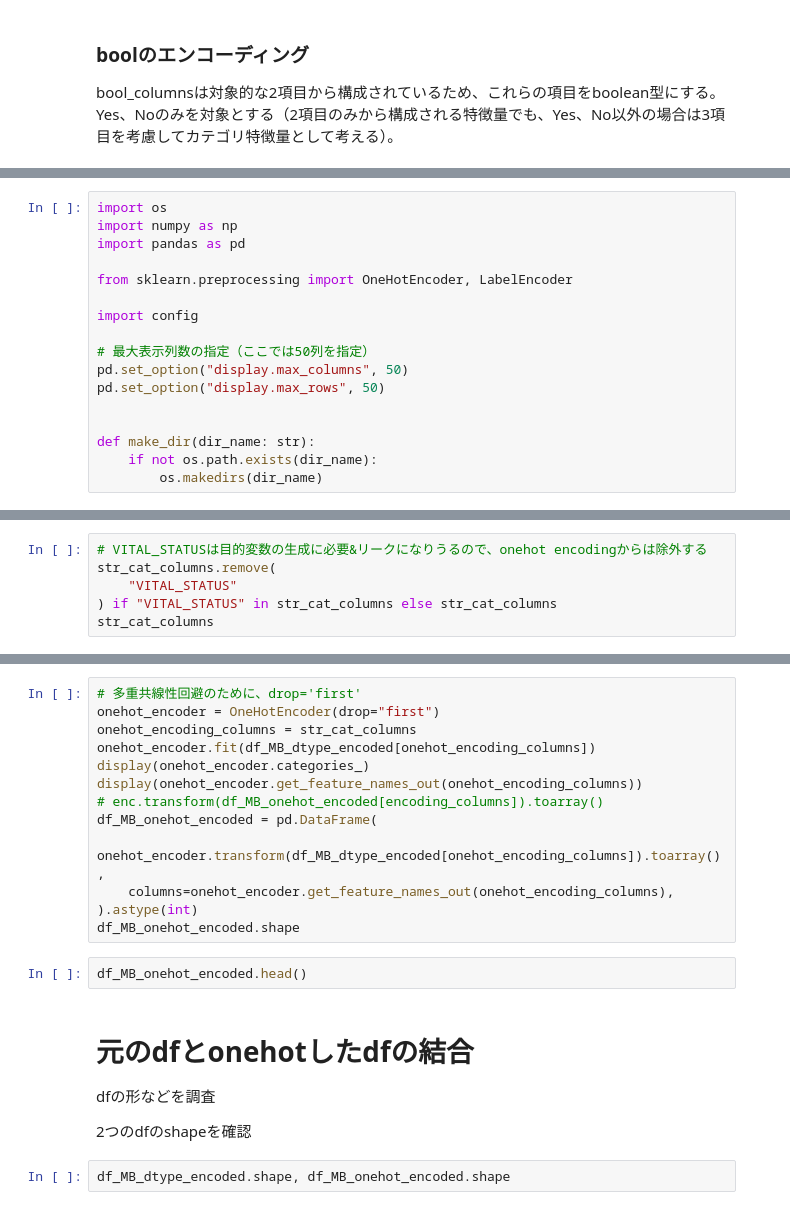
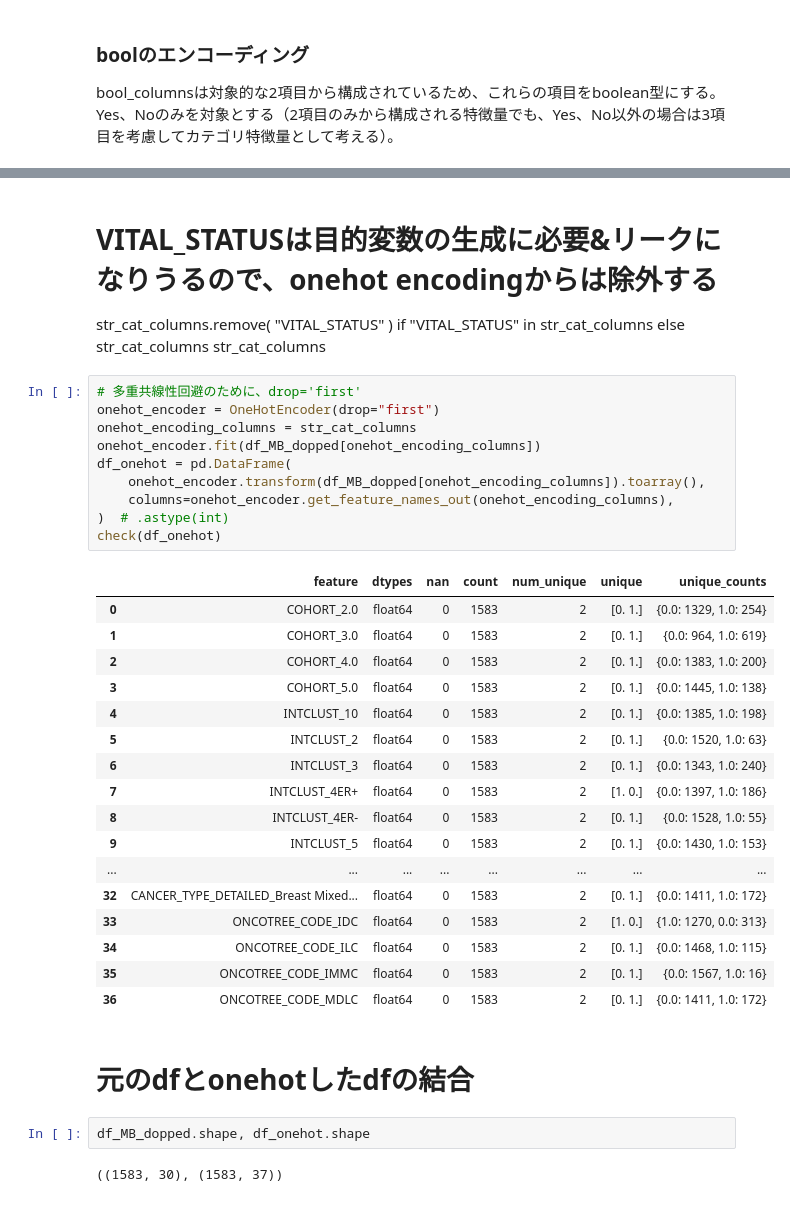
Before and after one commit to mono-clone/breast_cancer_analytics, a Jupyter notebook: notebooks/2.0-preprocess_5years_suvival.ipynb, the cells around one changed output, grey strips where cells are left out. Cells and saved outputs as stored; diff of their text form.

```diff
--- a/notebooks/2.0-preprocess_5years_suvival.ipynb
+++ b/notebooks/2.0-preprocess_5years_suvival.ipynb
@@ -600,19 +696,2 @@ df_MB_dtype_encoded[bool_columns].dtypes
 上記で作成した一部特徴量を修正したdfを元に、onehot encodingを行う。
 onehot encoding自体は名義尺度の質的変数カラムであるstr_cat_columnsのみに対してのみ実施するが、最終的に特徴量の型の修正はモデルへ入力する際に必要になるので、df_MB_dtype_encodedを元にonehot encodingを実施する。
-# %%
-import os
-import numpy as np
-import pandas as pd
-
-from sklearn.preprocessing import OneHotEncoder, LabelEncoder
-
-import config
-
-# 最大表示列数の指定（ここでは50列を指定）
-pd.set_option("display.max_columns", 50)
-pd.set_option("display.max_rows", 50)
-
-
-def make_dir(dir_name: str):
-    if not os.path.exists(dir_name):
-        os.makedirs(dir_name)
@@ -624,6 +697,0 @@ df_MB_dtype_encoded.info()
-# %%
-# VITAL_STATUSは目的変数の生成に必要&リークになりうるので、onehot encodingからは除外する
-str_cat_columns.remove(
-    "VITAL_STATUS"
-) if "VITAL_STATUS" in str_cat_columns else str_cat_columns
-str_cat_columns
@@ -630,23 +710,41 @@ str_cat_columns
+# %% [markdown]
+# VITAL_STATUSは目的変数の生成に必要&リークになりうるので、onehot encodingからは除外する
+str_cat_columns.remove(
+    "VITAL_STATUS"
+) if "VITAL_STATUS" in str_cat_columns else str_cat_columns
+str_cat_columns
 # %%
 # 多重共線性回避のために、drop='first'
 onehot_encoder = OneHotEncoder(drop="first")
 onehot_encoding_columns = str_cat_columns
-onehot_encoder.fit(df_MB_dtype_encoded[onehot_encoding_columns])
-display(onehot_encoder.categories_)
-display(onehot_encoder.get_feature_names_out(onehot_encoding_columns))
-# enc.transform(df_MB_onehot_encoded[encoding_columns]).toarray()
-df_MB_onehot_encoded = pd.DataFrame(
-    onehot_encoder.transform(df_MB_dtype_encoded[onehot_encoding_columns]).toarray(),
+onehot_encoder.fit(df_MB_dopped[onehot_encoding_columns])
+df_onehot = pd.DataFrame(
+    onehot_encoder.transform(df_MB_dopped[onehot_encoding_columns]).toarray(),
     columns=onehot_encoder.get_feature_names_out(onehot_encoding_columns),
-).astype(int)
-df_MB_onehot_encoded.shape
+)  # .astype(int)
+check(df_onehot)
+# %% [output]
+|  | feature | dtypes | nan | count | num_unique | unique | unique_counts |
+| 0 | COHORT_2.0 | float64 | 0 | 1583 | 2 | [0. 1.] | {0.0: 1329, 1.0: 254} |
+| 1 | COHORT_3.0 | float64 | 0 | 1583 | 2 | [0. 1.] | {0.0: 964, 1.0: 619} |
+| 2 | COHORT_4.0 | float64 | 0 | 1583 | 2 | [0. 1.] | {0.0: 1383, 1.0: 200} |
+| 3 | COHORT_5.0 | float64 | 0 | 1583 | 2 | [0. 1.] | {0.0: 1445, 1.0: 138} |
+| 4 | INTCLUST_10 | float64 | 0 | 1583 | 2 | [0. 1.] | {0.0: 1385, 1.0: 198} |
+| 5 | INTCLUST_2 | float64 | 0 | 1583 | 2 | [0. 1.] | {0.0: 1520, 1.0: 63} |
+| 6 | INTCLUST_3 | float64 | 0 | 1583 | 2 | [0. 1.] | {0.0: 1343, 1.0: 240} |
+| 7 | INTCLUST_4ER+ | float64 | 0 | 1583 | 2 | [1. 0.] | {0.0: 1397, 1.0: 186} |
+| 8 | INTCLUST_4ER- | float64 | 0 | 1583 | 2 | [0. 1.] | {0.0: 1528, 1.0: 55} |
+| 9 | INTCLUST_5 | float64 | 0 | 1583 | 2 | [0. 1.] | {0.0: 1430, 1.0: 153} |
+| ... | ... | ... | ... | ... | ... | ... | ... |
+| 32 | CANCER_TYPE_DETAILED_Breast Mixed... | float64 | 0 | 1583 | 2 | [0. 1.] | {0.0: 1411, 1.0: 172} |
+| 33 | ONCOTREE_CODE_IDC | float64 | 0 | 1583 | 2 | [1. 0.] | {1.0: 1270, 0.0: 313} |
+| 34 | ONCOTREE_CODE_ILC | float64 | 0 | 1583 | 2 | [0. 1.] | {0.0: 1468, 1.0: 115} |
+| 35 | ONCOTREE_CODE_IMMC | float64 | 0 | 1583 | 2 | [0. 1.] | {0.0: 1567, 1.0: 16} |
+| 36 | ONCOTREE_CODE_MDLC | float64 | 0 | 1583 | 2 | [0. 1.] | {0.0: 1411, 1.0: 172} |
-# %%
-df_MB_onehot_encoded.head()
 # %% [markdown]
 # 元のdfとonehotしたdfの結合
-dfの形などを調査
-
-2つのdfのshapeを確認
-# %%
-df_MB_dtype_encoded.shape, df_MB_onehot_encoded.shape
+# %%
+df_MB_dopped.shape, df_onehot.shape
+# %% [output]
+((1583, 30), (1583, 37))
 # %%
```
Also changed, not shown: parts of 34 cells of this notebook, 1 other file.
